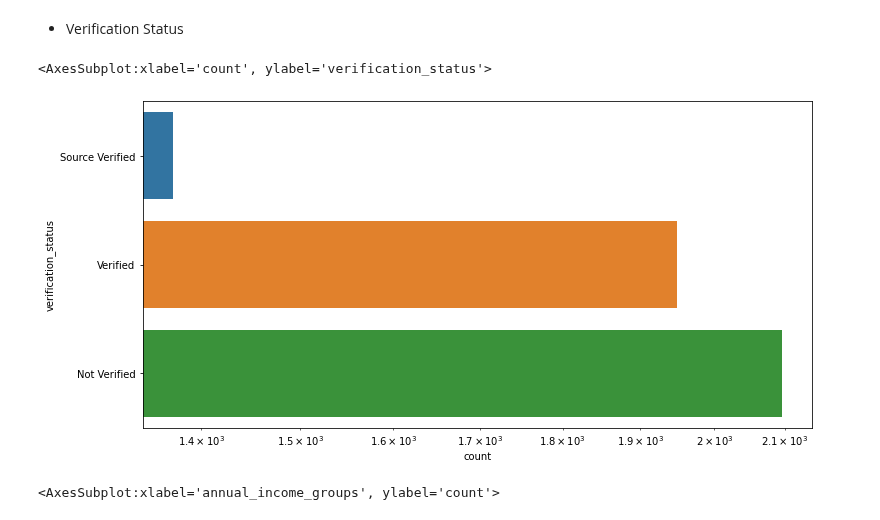
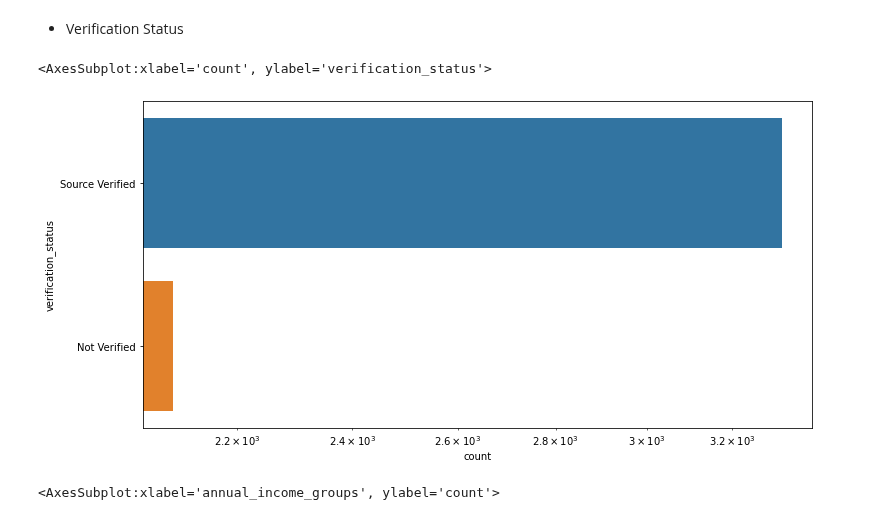
Before and after one commit to sateeshkumarj/Leanding_Club, a Jupyter notebook: leanding_club.ipynb, the cells around one changed output. Cells and saved outputs as stored; diff of their text form; code cells hidden in the pictures.

```diff
--- a/leanding_club.ipynb
+++ b/leanding_club.ipynb
@@ -236,14 +236,19 @@ sns.countplot(x='home_ownership', data=loan[loan['loan_status']=='Charged Off'])
 # %%
 #It is always good to verify the source. Whoever income verfied, they are very less likely to be defaulted
 #loan['verification_status'].unique()
 #print(loan.groupby("verification_status")["loan_status"].count())
 #Consolidate Verified and Source Verified
+
+#replace Source Verified with Verified
+loan['verification_status'].replace('Verified', 'Source Verified', inplace=True)
+
+
 f, axs = plt.subplots(figsize=(12,6))
 axs.set(xscale = 'log')
 sns.countplot(y='verification_status', data=loan[loan['loan_status']=='Charged Off'])
 # %% [output]
 <AxesSubplot:xlabel='count', ylabel='verification_status'>
-[figure, old version]
+[figure, new version]
 # %%
 #loan.int_rate
 #
```
Also changed, not shown: parts of 10 cells of this notebook, 1 other file.
